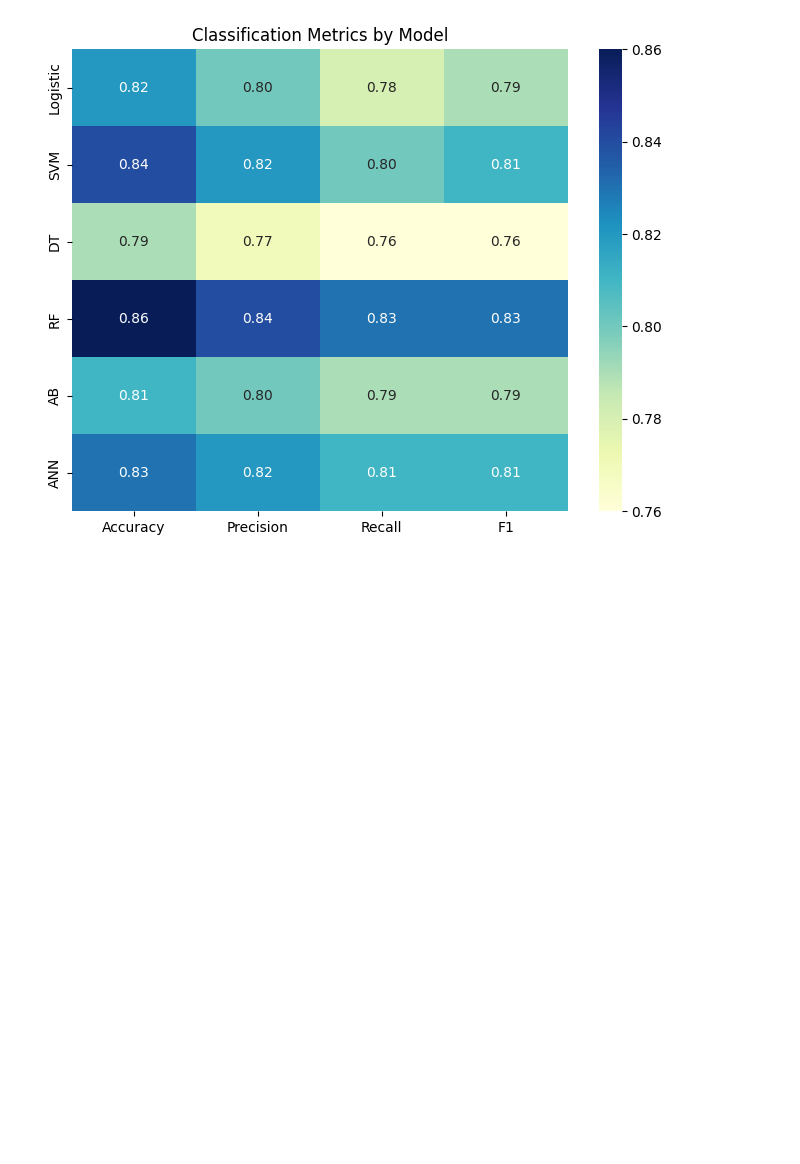
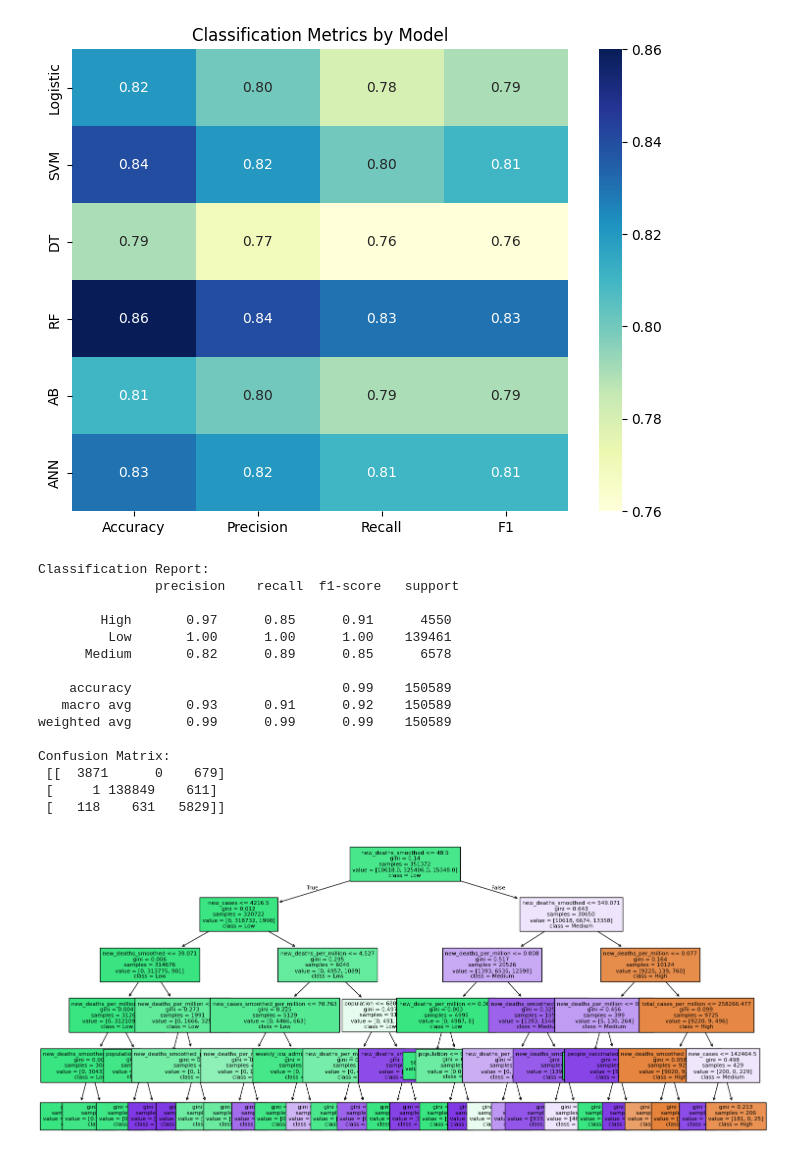
Before and after one commit to devansh391k/COVID-19-ANALYSIS-DATA-SCIENCE-PROJECT-, a Jupyter notebook: COVID19_ANALYSIS.ipynb, the cells around one changed output. Cells and saved outputs as stored; diff of their text form; code cells hidden in the pictures; blank space fills up the shorter version.

```diff
--- a/COVID19_ANALYSIS.ipynb
+++ b/COVID19_ANALYSIS.ipynb
@@ -1020,3 +1020,66 @@ RF            0.86       0.84    0.83  0.83
 AB            0.81       0.80    0.79  0.79
 ANN           0.83       0.82    0.81  0.81
 [figure]
+# %%
+import pandas as pd
+import numpy as np
+from sklearn.model_selection import train_test_split
+from sklearn.tree import DecisionTreeClassifier, plot_tree
+from sklearn.metrics import classification_report, confusion_matrix
+import matplotlib.pyplot as plt
+
+# Load your dataset (replace with your actual file path if needed)
+# df = pd.read_csv("covid_dataset.csv")
+
+# Select features (X) and target (y)
+# Drop non-numeric columns like 'country', 'date' etc.
+X = df.drop(columns=['country', 'date', 'new_deaths'], errors='ignore').select_dtypes(include=[np.number])
+
+# Define target (categorical classification of new_deaths)
+y = pd.cut(
+    df['new_deaths'],
+    bins=[-1, 50, 500, float('inf')],
+    labels=['Low', 'Medium', 'High']
+)
+
+# Drop rows with missing target
+X = X.loc[y.notna()]
+y = y.loc[y.notna()]
+
+# Split dataset
+X_train, X_test, y_train, y_test = train_test_split(X, y, test_size=0.3, random_state=42, stratify=y)
+
+# Initialize Decision Tree
+clf = DecisionTreeClassifier(max_depth=5, random_state=42)
+
+# Train
+clf.fit(X_train, y_train)
+
+# Predict
+y_pred = clf.predict(X_test)
+
+# Evaluation
+print("Classification Report:\n", classification_report(y_test, y_pred))
+print("Confusion Matrix:\n", confusion_matrix(y_test, y_pred))
+
+# Plot Decision Tree
+plt.figure(figsize=(18,8))
+plot_tree(clf, feature_names=X.columns, class_names=clf.classes_, filled=True, fontsize=8)
+plt.show()
+# %% [output]
+Classification Report:
+               precision    recall  f1-score   support
+
+        High       0.97      0.85      0.91      4550
+         Low       1.00      1.00      1.00    139461
+      Medium       0.82      0.89      0.85      6578
+
+    accuracy                           0.99    150589
+   macro avg       0.93      0.91      0.92    150589
+weighted avg       0.99      0.99      0.99    150589
+
+Confusion Matrix:
+ [[  3871      0    679]
+ [     1 138849    611]
+ [   118    631   5829]]
+[figure, added]
```
Also changed, not shown: parts of 1 cell of this notebook.
